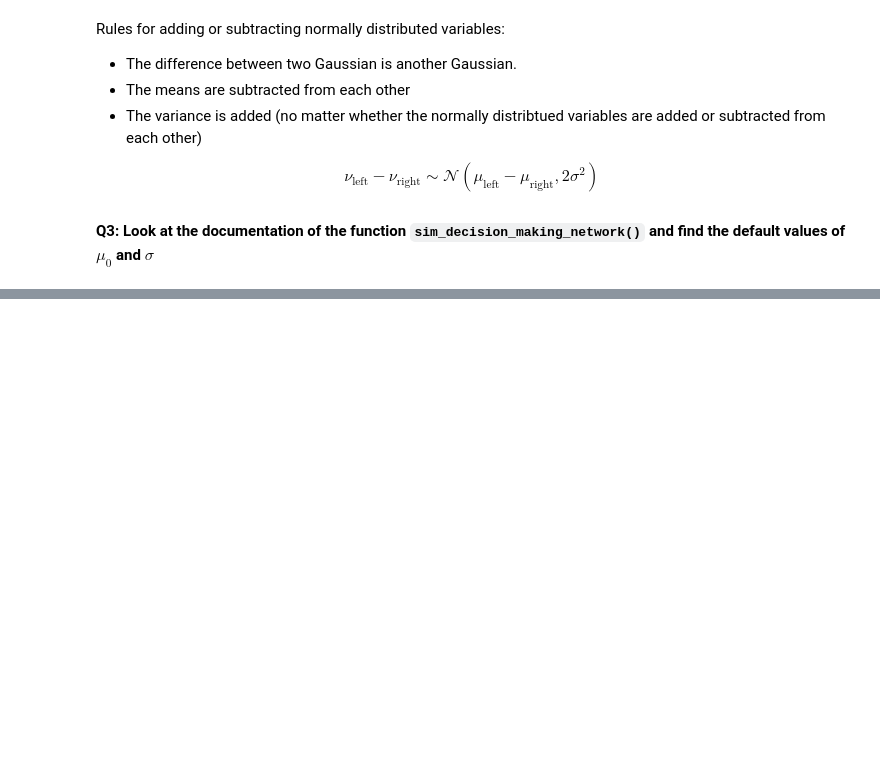
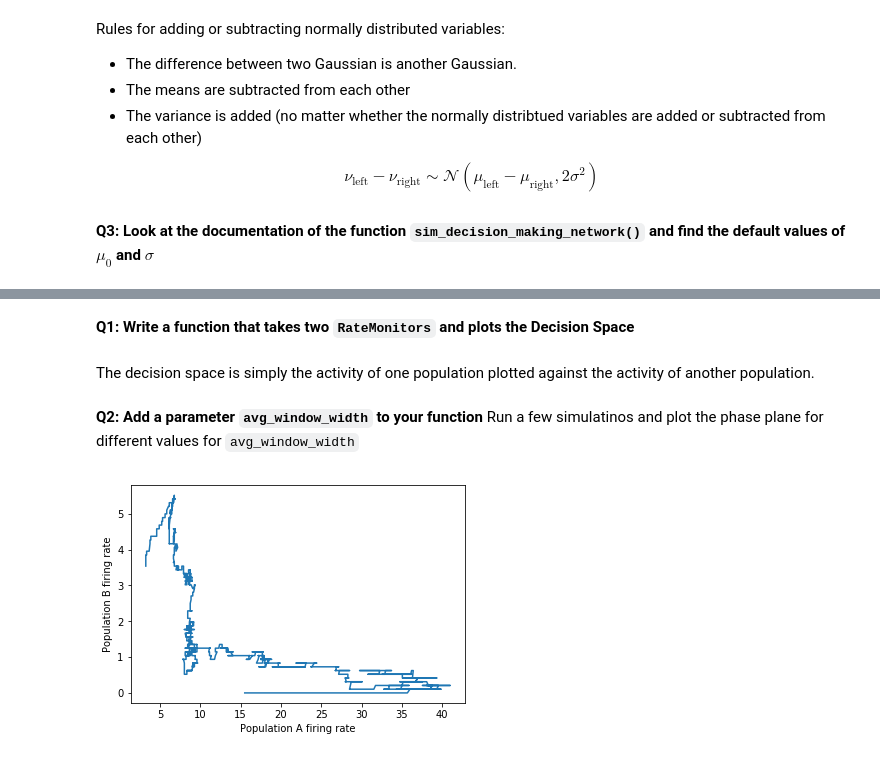
Before and after one commit to Timothysit/neuronal_dynamics_exercises, a Jupyter notebook: exercise_12_perceptual_decision_making.ipynb, the cells around one changed output, grey strips where cells are left out. Drawn from its saved outputs; the diff is of its cells as text; code cells hidden in the pictures; blank space fills up the shorter version.

```diff
--- a/exercise_12_perceptual_decision_making.ipynb
+++ b/exercise_12_perceptual_decision_making.ipynb
@@ -259,0 +366,29 @@ $$
+# %% [markdown]
+**Q1: Write a function that takes two `RateMonitors` and plots the Decision Space**
+# %% [markdown]
+The decision space is simply the activity of one population plotted against the activity of another population.
+# %%
+def plot_decision_space(pop_A_rate, pop_B_rate):
+    plt.figure()
+    plt.plot(pop_A_rate, pop_B_rate)
+    plt.xlabel('Population A firing rate')
+    plt.ylabel('Population B firing rate')
+    plt.show()
+# %% [markdown]
+**Q2: Add a parameter `avg_window_width` to your function**
+Run a few simulatinos and plot the phase plane for different values for `avg_window_width`
+# %%
+def plot_decision_space(rate_monitor_A, rate_monitor_B, avg_window_width=1 * b2.ms):
+    plt.figure()
+    pop_A_smooth = rate_monitor_A.smooth_rate(window="flat", width=avg_window_width)/b2.Hz
+    pop_B_smooth = rate_monitor_B.smooth_rate(window="flat", width=avg_window_width)/b2.Hz
+    plt.plot(pop_A_smooth, pop_B_smooth)
+    plt.xlabel('Population A firing rate')
+    plt.ylabel('Population B firing rate')
+    plt.show()
+# %%
+rate_monitor_A = results["rate_monitor_A"]
+rate_monitor_B = results["rate_monitor_B"]
+plot_decision_space(rate_monitor_A, rate_monitor_B, avg_window_width = 100 * b2.ms)
+# %% [output]
+[figure, added]
```
Also changed, not shown: parts of 28 cells of this notebook.
